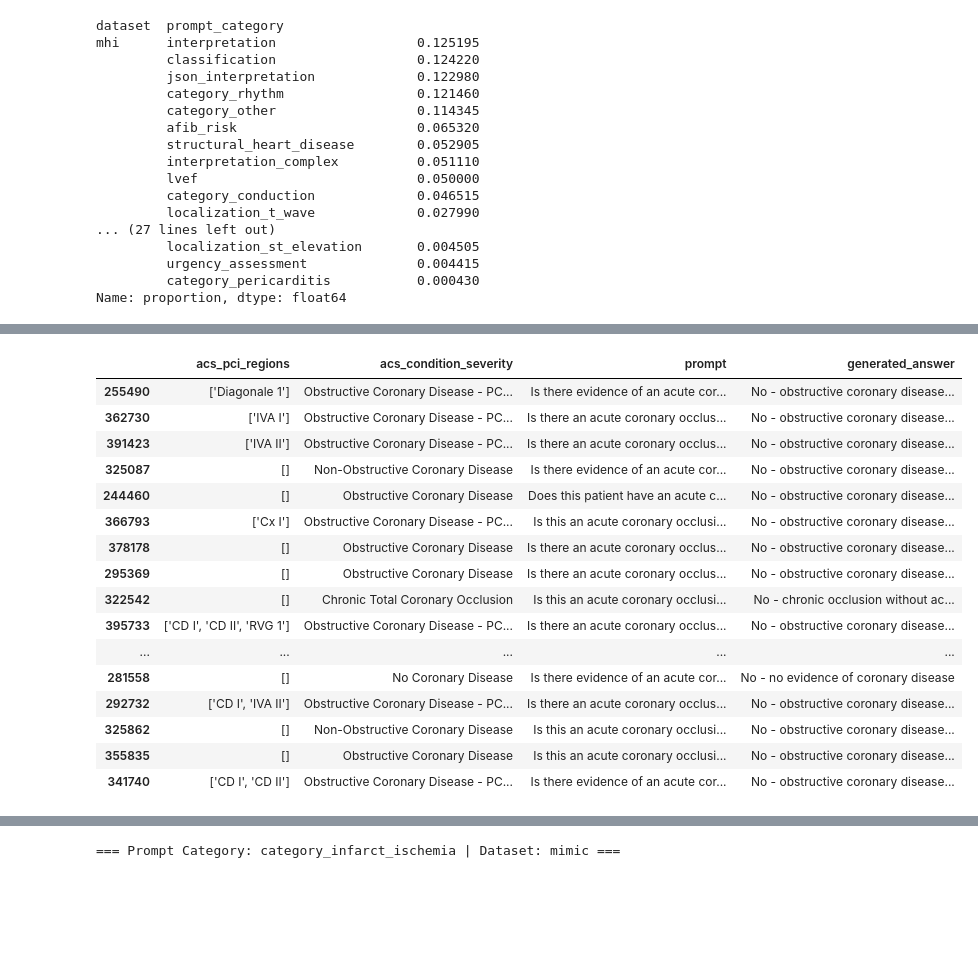
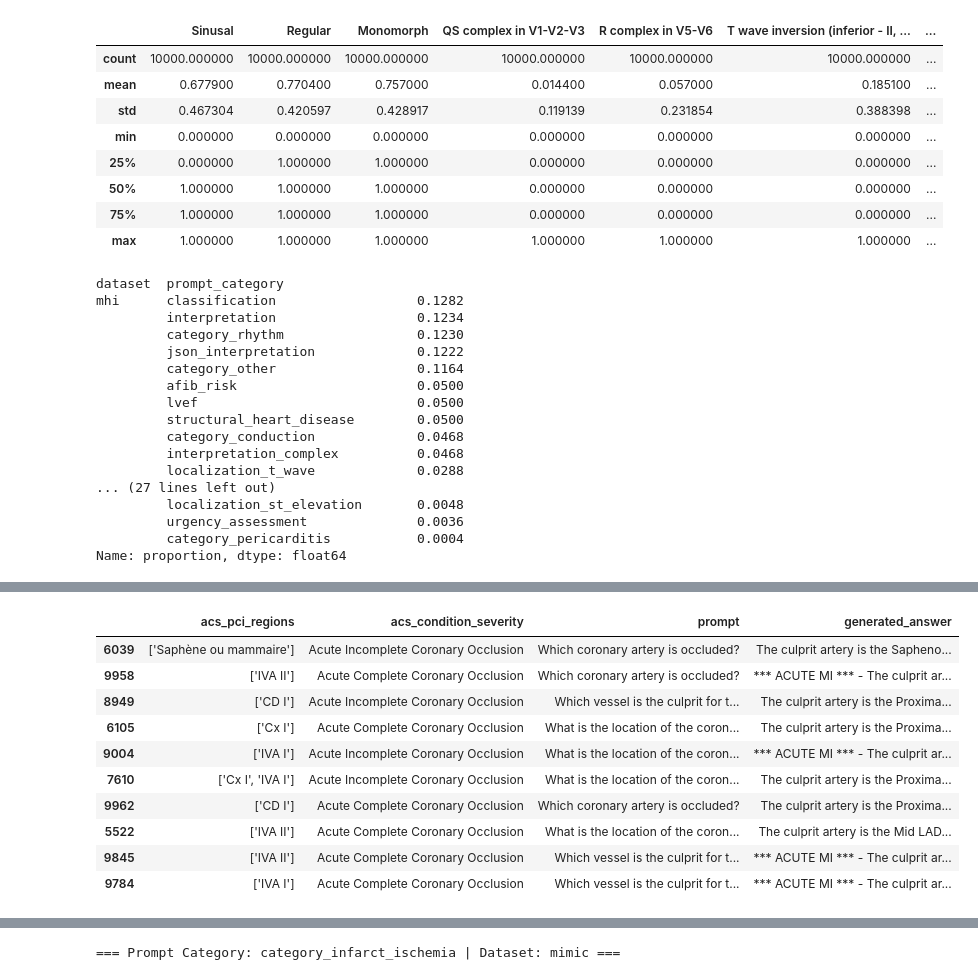
Before and after one commit to HeartWise-AI/ECG_tokenizer, a Jupyter notebook: dataset_generation/inspect.ipynb, the cells around one changed output, grey strips where cells are left out. Saved outputs shown, nothing was run; the diff lists cells and outputs as text; code cells hidden in the pictures; blank space fills up the shorter version.

```diff
--- a/dataset_generation/inspect.ipynb
+++ b/dataset_generation/inspect.ipynb
@@ -9,25 +9,35 @@ pd.options.mode.chained_assignment = None  # default='warn'
 from locale import normalize
 
 
-df_test = pd.read_parquet('/volume/ECG_tokenizer/output/combined_train_qa_m200k_h200k.parquet')
+df_test = pd.read_parquet('/volume/ECG_tokenizer/output/combined_test_qa_m5k_h5k.parquet')
+display(df_test.describe())
 display(df_test.groupby(['dataset']).prompt_category.value_counts(normalize=True))
 display(df_test.loc[df_test['prompt_category']=='culprit_artery'][['acs_pci_regions','acs_condition_severity','prompt','generated_answer']].sample(10))
 display(df_test.loc[df_test['prompt_category']=='acs_severity'][['acs_pci_regions','acs_condition_severity','prompt','generated_answer']].sample(20))
 # %% [output]
+|  | Sinusal | Regular | Monomorph | QS complex in V1-V2-V3 | R complex in V5-V6 | T wave inversion (inferior - II, ... | ... |
+| count | 10000.000000 | 10000.000000 | 10000.000000 | 10000.000000 | 10000.000000 | 10000.000000 | ... |
+| mean | 0.677900 | 0.770400 | 0.757000 | 0.014400 | 0.057000 | 0.185100 | ... |
+| std | 0.467304 | 0.420597 | 0.428917 | 0.119139 | 0.231854 | 0.388398 | ... |
+| min | 0.000000 | 0.000000 | 0.000000 | 0.000000 | 0.000000 | 0.000000 | ... |
+| 25% | 0.000000 | 1.000000 | 1.000000 | 0.000000 | 0.000000 | 0.000000 | ... |
+| 50% | 1.000000 | 1.000000 | 1.000000 | 0.000000 | 0.000000 | 0.000000 | ... |
+| 75% | 1.000000 | 1.000000 | 1.000000 | 0.000000 | 0.000000 | 0.000000 | ... |
+| max | 1.000000 | 1.000000 | 1.000000 | 1.000000 | 1.000000 | 1.000000 | ... |
 dataset  prompt_category
-mhi      interpretation                  0.125195
-         classification                  0.124220
-         json_interpretation             0.122980
-         category_rhythm                 0.121460
-         category_other                  0.114345
-         afib_risk                       0.065320
-         structural_heart_disease        0.052905
-         interpretation_complex          0.051110
-         lvef                            0.050000
-         category_conduction             0.046515
-         localization_t_wave             0.027990
+mhi      classification                  0.1282
+         interpretation                  0.1234
+         category_rhythm                 0.1230
+         json_interpretation             0.1222
+         category_other                  0.1164
+         afib_risk                       0.0500
+         lvef                            0.0500
+         structural_heart_disease        0.0500
+         category_conduction             0.0468
+         interpretation_complex          0.0468
+         localization_t_wave             0.0288
 ... (27 lines left out)
-         localization_st_elevation       0.004505
-         urgency_assessment              0.004415
-         category_pericarditis           0.000430
+         localization_st_elevation       0.0048
+         urgency_assessment              0.0036
+         category_pericarditis           0.0004
 Name: proportion, dtype: float64
@@ -45,17 +44,11 @@ Name: proportion, dtype: float64
 |  | acs_pci_regions | acs_condition_severity | prompt | generated_answer |
-| 255490 | ['Diagonale 1'] | Obstructive Coronary Disease - PC... | Is there evidence of an acute cor... | No - obstructive coronary disease... |
-| 362730 | ['IVA I'] | Obstructive Coronary Disease - PC... | Is there an acute coronary occlus... | No - obstructive coronary disease... |
-| 391423 | ['IVA II'] | Obstructive Coronary Disease - PC... | Is there an acute coronary occlus... | No - obstructive coronary disease... |
-| 325087 | [] | Non-Obstructive Coronary Disease | Is there evidence of an acute cor... | No - obstructive coronary disease... |
-| 244460 | [] | Obstructive Coronary Disease | Does this patient have an acute c... | No - obstructive coronary disease... |
-| 366793 | ['Cx I'] | Obstructive Coronary Disease - PC... | Is this an acute coronary occlusi... | No - obstructive coronary disease... |
-| 378178 | [] | Obstructive Coronary Disease | Is there an acute coronary occlus... | No - obstructive coronary disease... |
-| 295369 | [] | Obstructive Coronary Disease | Is there an acute coronary occlus... | No - obstructive coronary disease... |
-| 322542 | [] | Chronic Total Coronary Occlusion | Is this an acute coronary occlusi... | No - chronic occlusion without ac... |
-| 395733 | ['CD I', 'CD II', 'RVG 1'] | Obstructive Coronary Disease - PC... | Is there an acute coronary occlus... | No - obstructive coronary disease... |
-| ... | ... | ... | ... | ... |
-| 281558 | [] | No Coronary Disease | Is there evidence of an acute cor... | No - no evidence of coronary disease |
-| 292732 | ['CD I', 'IVA II'] | Obstructive Coronary Disease - PC... | Is there an acute coronary occlus... | No - obstructive coronary disease... |
-| 325862 | [] | Non-Obstructive Coronary Disease | Is this an acute coronary occlusi... | No - obstructive coronary disease... |
-| 355835 | [] | Obstructive Coronary Disease | Is this an acute coronary occlusi... | No - obstructive coronary disease... |
-| 341740 | ['CD I', 'CD II'] | Obstructive Coronary Disease - PC... | Is there evidence of an acute cor... | No - obstructive coronary disease... |
+| 6039 | ['Saphène ou mammaire'] | Acute Incomplete Coronary Occlusion | Which coronary artery is occluded? | The culprit artery is the Sapheno... |
+| 9958 | ['IVA II'] | Acute Complete Coronary Occlusion | Which coronary artery is occluded? | *** ACUTE MI *** - The culprit ar... |
+| 8949 | ['CD I'] | Acute Incomplete Coronary Occlusion | Which vessel is the culprit for t... | The culprit artery is the Proxima... |
+| 6105 | ['Cx I'] | Acute Complete Coronary Occlusion | What is the location of the coron... | The culprit artery is the Proxima... |
+| 9004 | ['IVA I'] | Acute Incomplete Coronary Occlusion | What is the location of the coron... | *** ACUTE MI *** - The culprit ar... |
+| 7610 | ['Cx I', 'IVA I'] | Acute Incomplete Coronary Occlusion | What is the location of the coron... | The culprit artery is the Proxima... |
+| 9962 | ['CD I'] | Acute Complete Coronary Occlusion | Which coronary artery is occluded? | The culprit artery is the Proxima... |
+| 5522 | ['IVA II'] | Acute Complete Coronary Occlusion | What is the location of the coron... | The culprit artery is the Mid LAD... |
+| 9845 | ['IVA II'] | Acute Complete Coronary Occlusion | Which vessel is the culprit for t... | *** ACUTE MI *** - The culprit ar... |
+| 9784 | ['IVA I'] | Acute Complete Coronary Occlusion | Which vessel is the culprit for t... | *** ACUTE MI *** - The culprit ar... |
```
Also changed, not shown: parts of 1 cell of this notebook, 9 other files.
